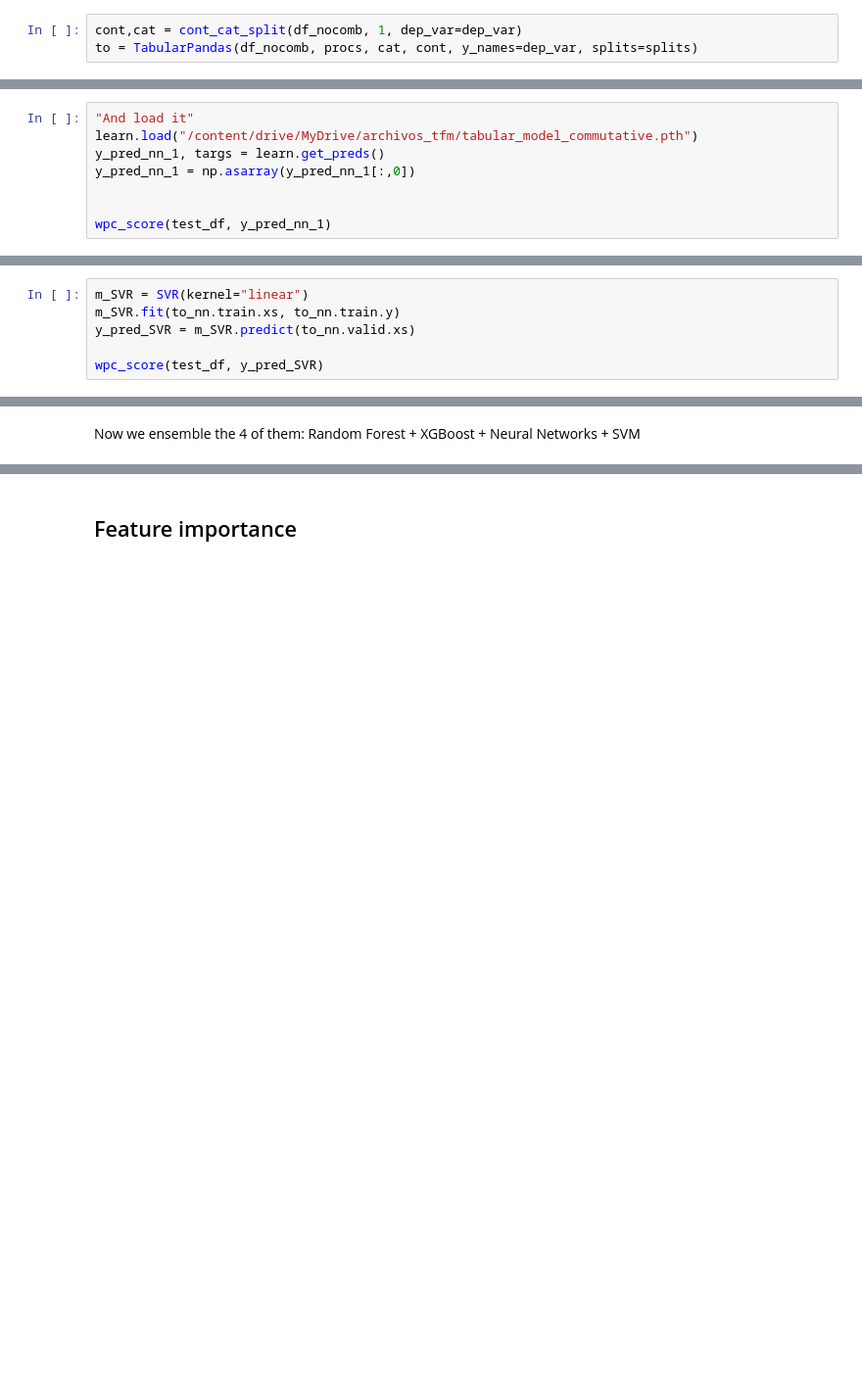
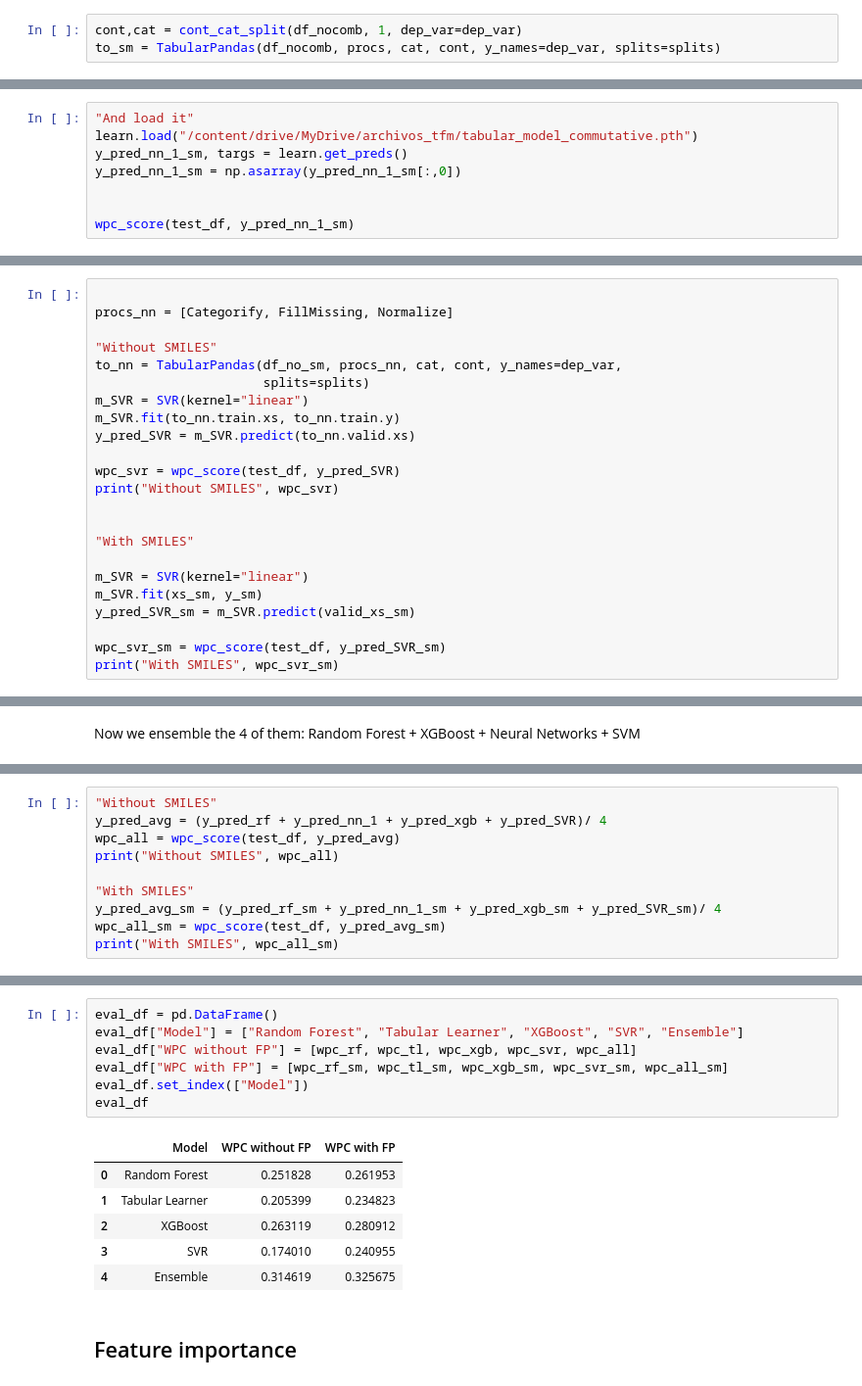
Before and after one commit to edmanft/cat_drug_synergy, a Jupyter notebook: fingerprints_without_training_pipeline.ipynb, the cells around one changed output, grey strips where cells are left out. Shown at 98% size. Drawn from its saved outputs; the diff is of its cells as text; blank space fills up the shorter version.

```diff
--- a/fingerprints_without_training_pipeline.ipynb
+++ b/fingerprints_without_training_pipeline.ipynb
@@ -206,7 +207,7 @@ Without Combination ID: Index(['Cell line name', 'Compound A', 'Compound B', 'Ma
       dtype='object', length=344)
 # %%
 cont,cat = cont_cat_split(df_nocomb, 1, dep_var=dep_var)
-to = TabularPandas(df_nocomb, procs, cat, cont, y_names=dep_var, splits=splits)
+to_sm = TabularPandas(df_nocomb, procs, cat, cont, y_names=dep_var, splits=splits)
 # %%
 len(to.train),len(to.valid)
 # %% [output]
@@ -1017,11 +1171,11 @@ Path('/content/drive/MyDrive/archivos_tfm/tabular_model_commutative.pth.pth')
 # %%
 "And load it"
 learn.load("/content/drive/MyDrive/archivos_tfm/tabular_model_commutative.pth")
-y_pred_nn_1, targs = learn.get_preds()
-y_pred_nn_1 = np.asarray(y_pred_nn_1[:,0])
+y_pred_nn_1_sm, targs = learn.get_preds()
+y_pred_nn_1_sm = np.asarray(y_pred_nn_1_sm[:,0])
 
 
-wpc_score(test_df, y_pred_nn_1)
+wpc_score(test_df, y_pred_nn_1_sm)
 # %% [output]
 [interactive output not drawn]
 0.18039657801792186
@@ -1112,7 +1285,24 @@ to_nn = TabularPandas(df_nocomb, procs_nn, cat, cont, y_names=dep_var,
 # %%
+
+procs_nn = [Categorify, FillMissing, Normalize]
+
+"Without SMILES"
+to_nn = TabularPandas(df_no_sm, procs_nn, cat, cont, y_names=dep_var,
+                      splits=splits)
 m_SVR = SVR(kernel="linear")
 m_SVR.fit(to_nn.train.xs, to_nn.train.y)
 y_pred_SVR = m_SVR.predict(to_nn.valid.xs)
 
-wpc_score(test_df, y_pred_SVR)
+wpc_svr = wpc_score(test_df, y_pred_SVR)
+print("Without SMILES", wpc_svr)
+
+
+"With SMILES"
+
+m_SVR = SVR(kernel="linear")
+m_SVR.fit(xs_sm, y_sm)
+y_pred_SVR_sm = m_SVR.predict(valid_xs_sm)
+
+wpc_svr_sm = wpc_score(test_df, y_pred_SVR_sm)
+print("With SMILES", wpc_svr_sm)
 # %% [output]
@@ -1139,0 +1326,10 @@ wpc_score(test_df, y_pred_avg)
+# %%
+"Without SMILES"
+y_pred_avg = (y_pred_rf + y_pred_nn_1 + y_pred_xgb + y_pred_SVR)/ 4
+wpc_all = wpc_score(test_df, y_pred_avg)
+print("Without SMILES", wpc_all)
+
+"With SMILES"
+y_pred_avg_sm = (y_pred_rf_sm + y_pred_nn_1_sm + y_pred_xgb_sm + y_pred_SVR_sm)/ 4
+wpc_all_sm = wpc_score(test_df, y_pred_avg_sm)
+print("With SMILES", wpc_all_sm)
@@ -1146,3 +1354,17 @@ wpc_score(test_df, y_pred_avg)
+# %%
+eval_df = pd.DataFrame()
+eval_df["Model"] = ["Random Forest", "Tabular Learner", "XGBoost", "SVR", "Ensemble"]
+eval_df["WPC without FP"] = [wpc_rf, wpc_tl, wpc_xgb, wpc_svr, wpc_all]
+eval_df["WPC with FP"] = [wpc_rf_sm, wpc_tl_sm, wpc_xgb_sm, wpc_svr_sm, wpc_all_sm]
+eval_df.set_index(["Model"])
+eval_df
+# %% [output]
+|  | Model | WPC without FP | WPC with FP |
+| 0 | Random Forest | 0.251828 | 0.261953 |
+| 1 | Tabular Learner | 0.205399 | 0.234823 |
+| 2 | XGBoost | 0.263119 | 0.280912 |
+| 3 | SVR | 0.174010 | 0.240955 |
+| 4 | Ensemble | 0.314619 | 0.325675 |
 # %% [markdown]
 ## Feature importance
 # %%
```
Also changed, not shown: parts of 38 cells of this notebook.
